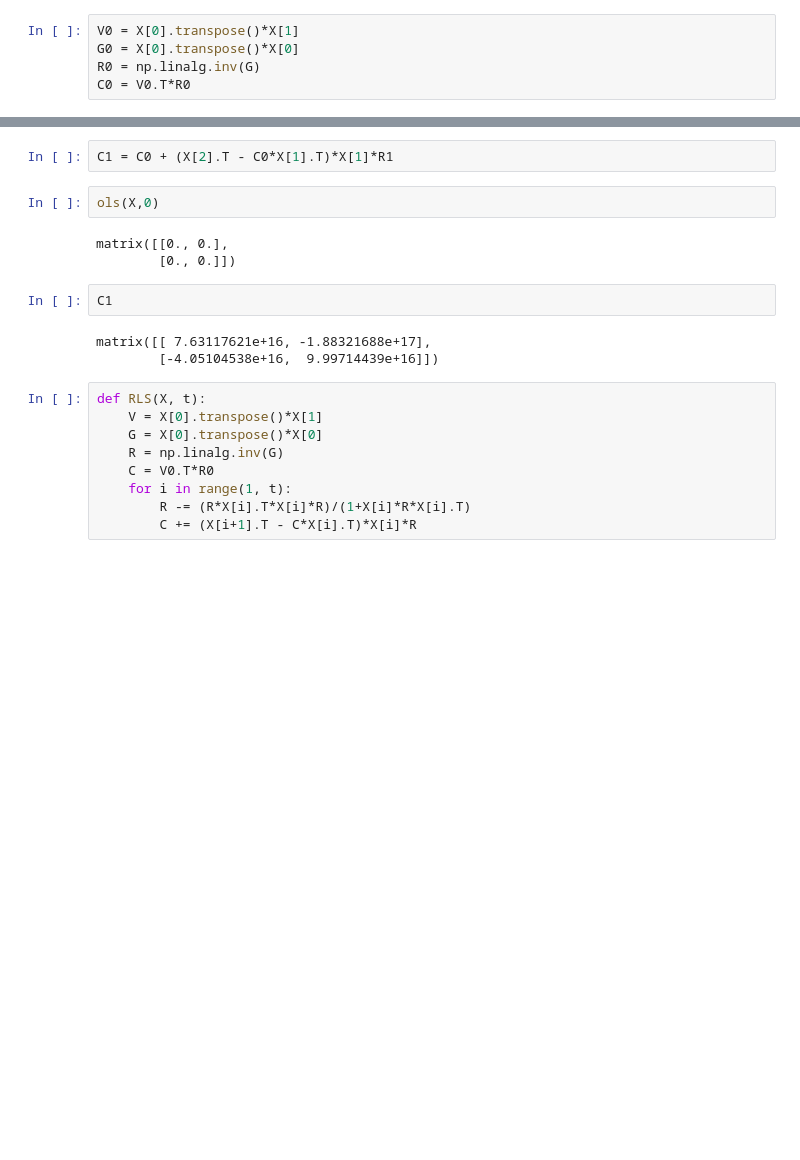
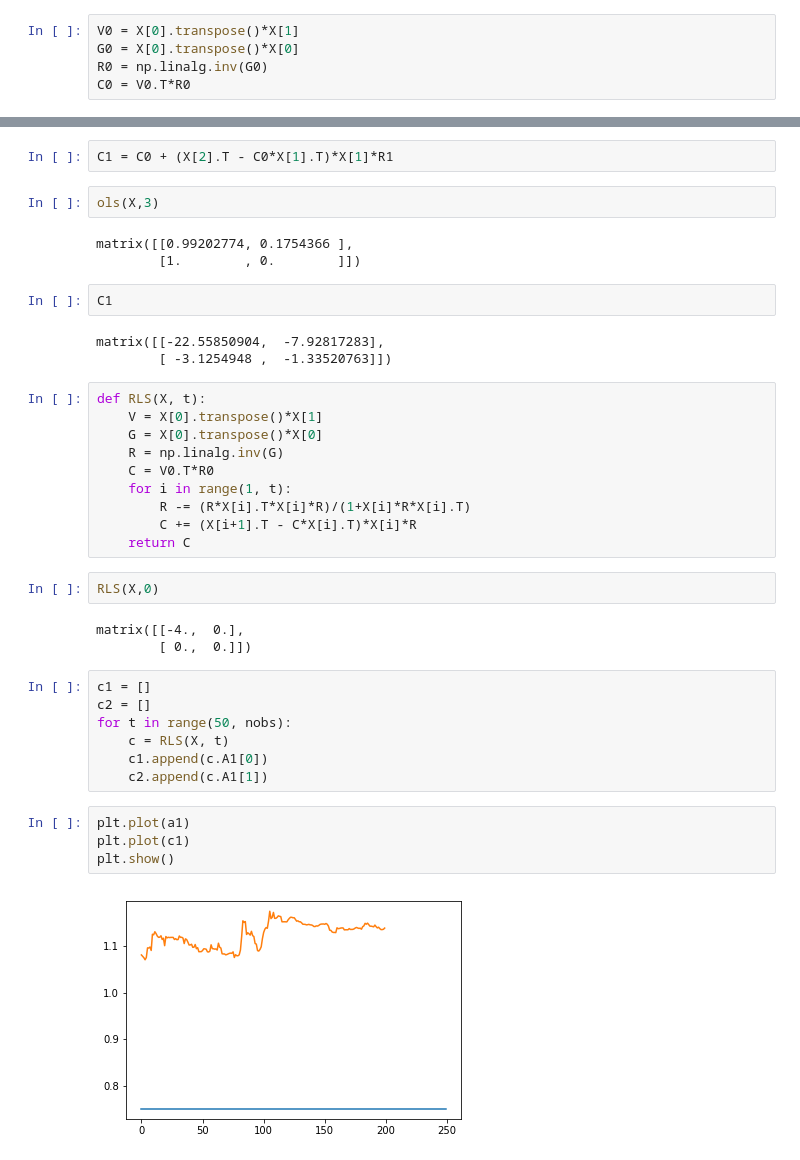
Before and after one commit to CamiVasz/Modelaci-n-experimental, a Jupyter notebook: Entrega 2/LS.ipynb, the cells around one changed output, grey strips where cells are left out. Saved outputs shown, nothing was run; the diff lists cells and outputs as text; blank space fills up the shorter version.

```diff
--- a/Entrega 2/LS.ipynb
+++ b/Entrega 2/LS.ipynb
@@ -104,7 +104,7 @@ plt.show()
 # %%
 V0 = X[0].transpose()*X[1]
 G0 = X[0].transpose()*X[0]
-R0 = np.linalg.inv(G)
+R0 = np.linalg.inv(G0)
 C0 = V0.T*R0
 # %%
 R1 = R0 - (R0*X[1].T*X[1]*R0)/(1+X[1]*R0*X[1].T)
@@ -115,15 +115,15 @@ matrix([[-0.5, -1.4]])
 # %%
 C1 = C0 + (X[2].T - C0*X[1].T)*X[1]*R1
 # %%
-ols(X,0)
+ols(X,3)
 # %% [output]
-matrix([[0., 0.],
-        [0., 0.]])
+matrix([[0.99202774, 0.1754366 ],
+        [1.        , 0.        ]])
 # %%
 C1
 # %% [output]
-matrix([[ 7.63117621e+16, -1.88321688e+17],
-        [-4.05104538e+16,  9.99714439e+16]])
+matrix([[-22.55850904,  -7.92817283],
+        [ -3.1254948 ,  -1.33520763]])
 # %%
 def RLS(X, t):
     V = X[0].transpose()*X[1]
@@ -133,3 +133,22 @@ def RLS(X, t):
     for i in range(1, t):
         R -= (R*X[i].T*X[i]*R)/(1+X[i]*R*X[i].T)
         C += (X[i+1].T - C*X[i].T)*X[i]*R
+    return C
+# %%
+RLS(X,0)
+# %% [output]
+matrix([[-4.,  0.],
+        [ 0.,  0.]])
+# %%
+c1 = []
+c2 = []
+for t in range(50, nobs):
+    c = RLS(X, t)
+    c1.append(c.A1[0])
+    c2.append(c.A1[1])
+# %%
+plt.plot(a1)
+plt.plot(c1)
+plt.show()
+# %% [output]
+[figure, added]
```
Also changed, not shown: parts of 9 cells of this notebook.
